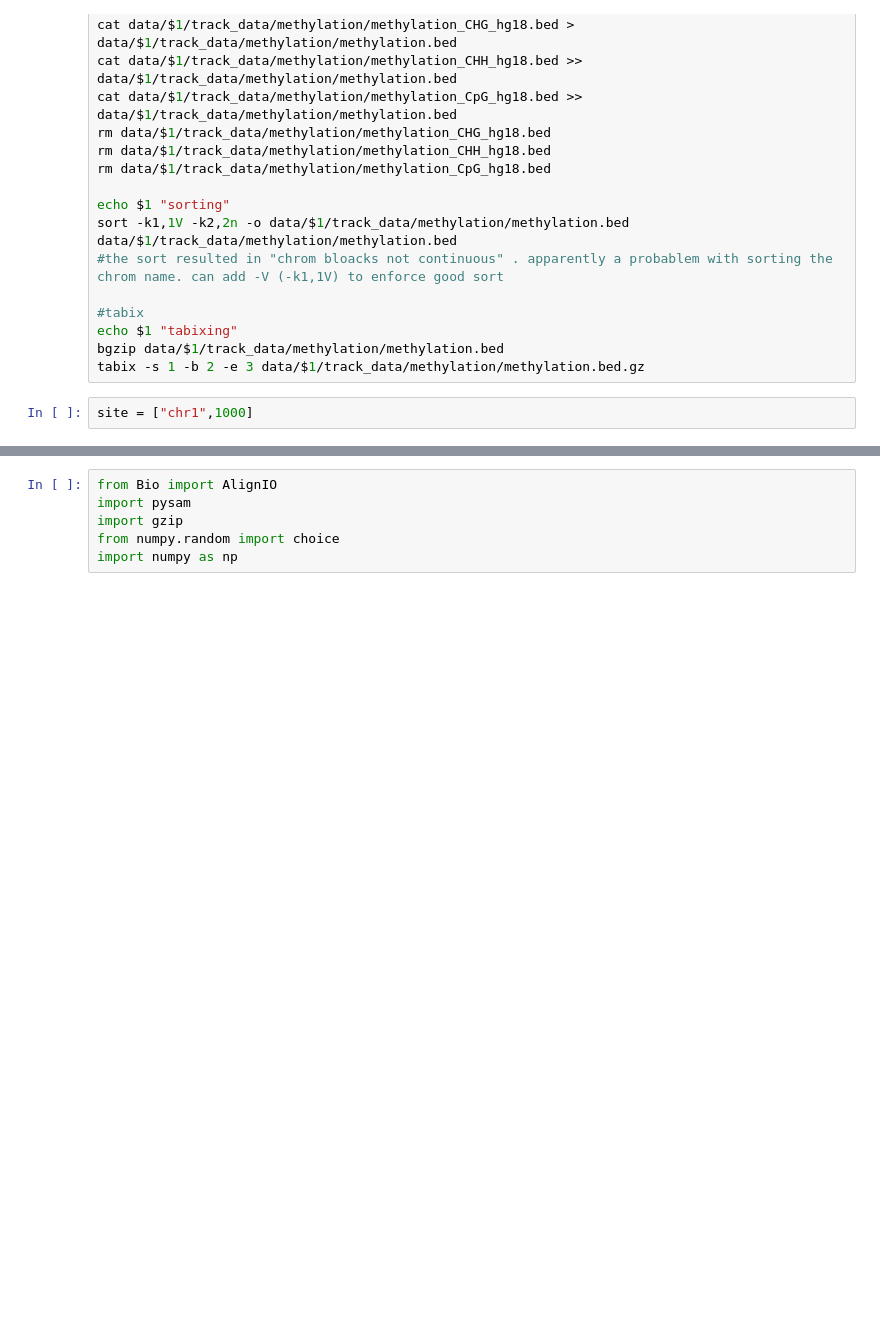
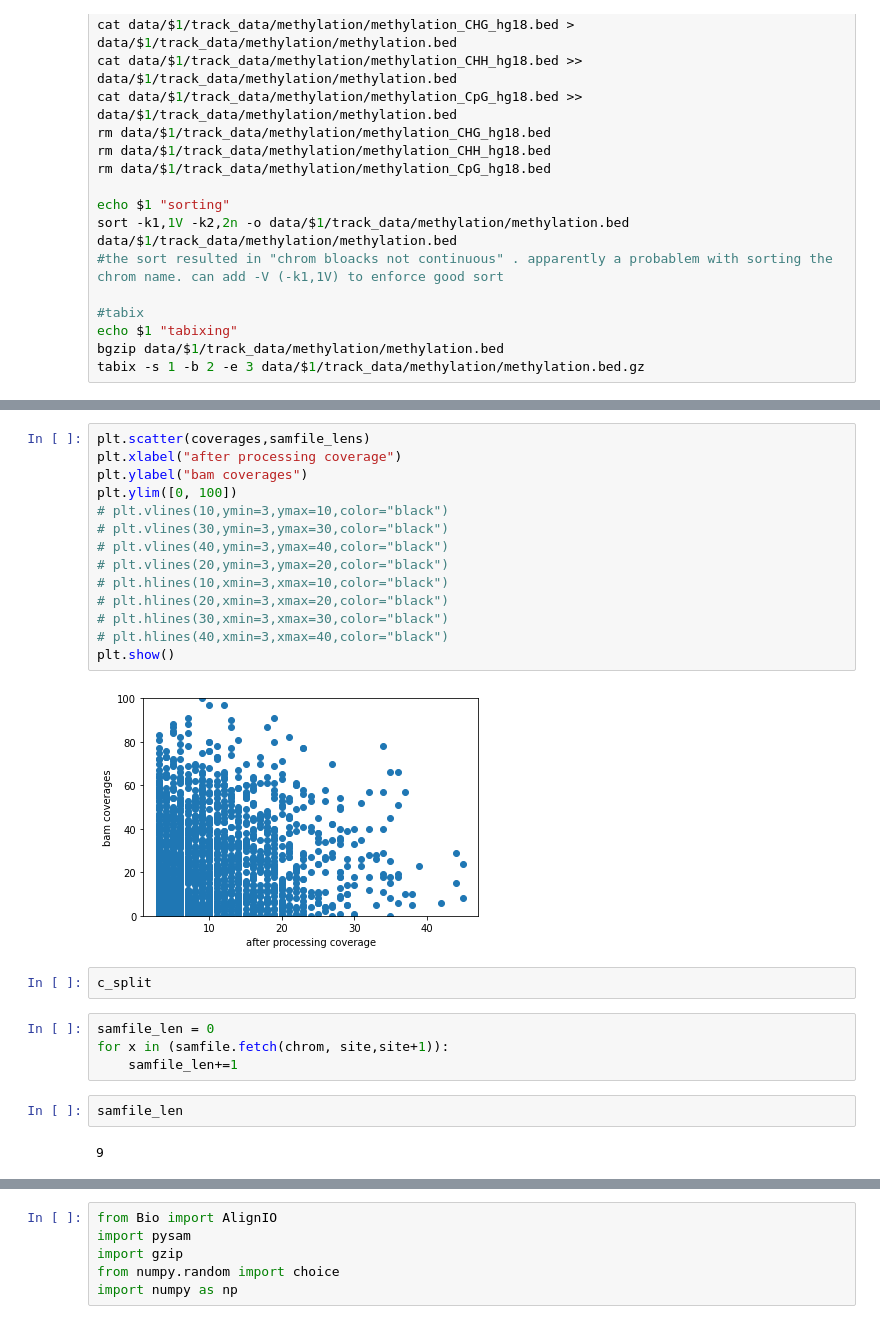
Before and after one commit to MadeleineOman/mutability, a Jupyter notebook: analysis/modules/download_encode/methylation_threeFiles.ipynb, the cells around one changed output, grey strips where cells are left out. Cells and saved outputs as stored; diff of their text form; blank space fills up the shorter version.

```diff
--- a/analysis/modules/download_encode/methylation_threeFiles.ipynb
+++ b/analysis/modules/download_encode/methylation_threeFiles.ipynb
@@ -80,5 +80,3 @@ sort -k1,1V -k2,2n -o data/$1/track_data/methylation/methylation.bed data/$1/tra
 echo $1 "tabixing"
 bgzip data/$1/track_data/methylation/methylation.bed
 tabix -s 1 -b 2 -e 3 data/$1/track_data/methylation/methylation.bed.gz
-# %%
-site = ["chr1",1000]
@@ -84,0 +158,26 @@ site = ["chr1",1000]
+# %%
+plt.scatter(coverages,samfile_lens)
+plt.xlabel("after processing coverage")
+plt.ylabel("bam coverages")
+plt.ylim([0, 100])
+# plt.vlines(10,ymin=3,ymax=10,color="black")
+# plt.vlines(30,ymin=3,ymax=30,color="black")
+# plt.vlines(40,ymin=3,ymax=40,color="black")
+# plt.vlines(20,ymin=3,ymax=20,color="black")
+# plt.hlines(10,xmin=3,xmax=10,color="black")
+# plt.hlines(20,xmin=3,xmax=20,color="black")
+# plt.hlines(30,xmin=3,xmax=30,color="black")
+# plt.hlines(40,xmin=3,xmax=40,color="black")
+plt.show()
+# %% [output]
+[figure, added]
+# %%
+c_split
+# %%
+samfile_len = 0
+for x in (samfile.fetch(chrom, site,site+1)):
+    samfile_len+=1
+# %%
+samfile_len
+# %% [output]
+9
```
Also changed, not shown: parts of 41 cells of this notebook, 28 other files.
